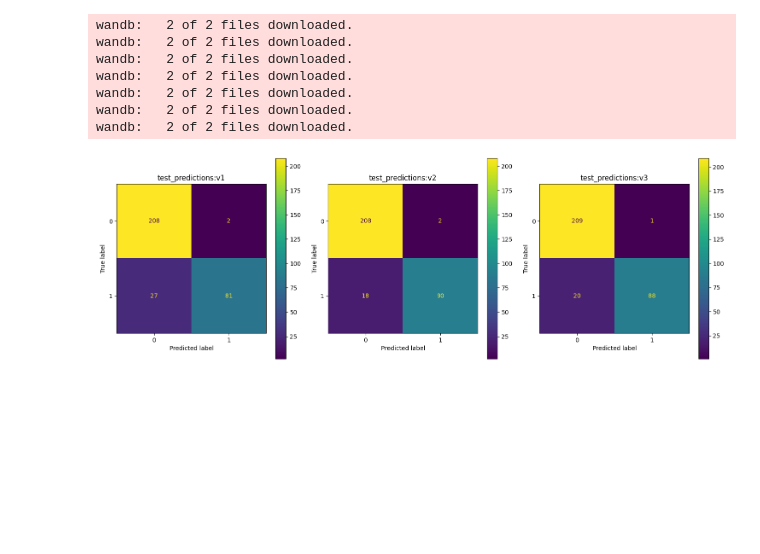
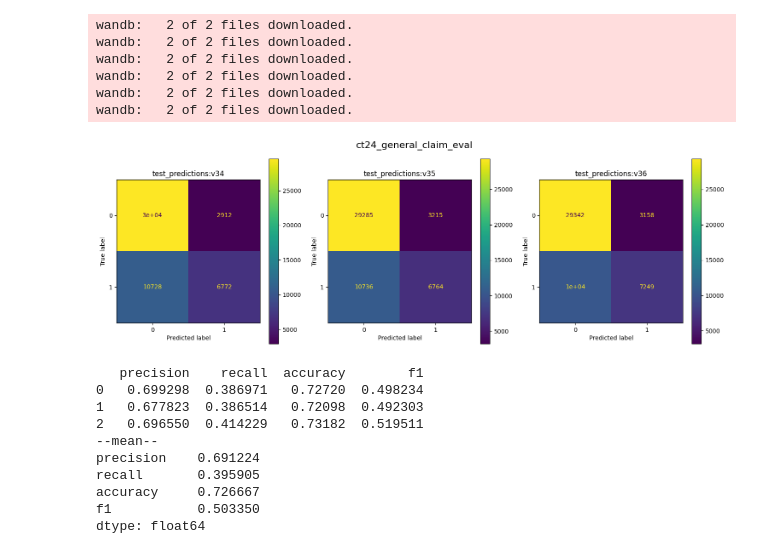
Before and after one commit to BashPrince/thesis, a Jupyter notebook: analysis/analysis.ipynb, the cells around one changed output. Cells and saved outputs as stored; diff of their text form; code cells hidden in the pictures; blank space fills up the shorter version.

Commit message:
Move util scripts Add general-claim dataset More work on analysis notebook

```diff
--- a/analysis/analysis.ipynb
+++ b/analysis/analysis.ipynb
@@ -8,3 +9,5 @@ import pandas as pd
 # %%
 api = wandb.Api()
+# %%
+metric = evaluate.combine(["precision", "recall", "accuracy", "f1"])
 # %%
@@ -24,3 +43,26 @@ def download_predictions(artifact_names: list[str]) -> tuple[tuple[np.array, np.
 
     return tuple(ret)
+# %%
+def plot_predictions(predictions: dict):
+    conf_mats_ct24 = [confusion_matrix(preds["labels"], preds["predictions"]) for preds in predictions]
+    fig, axes = plt.subplots(1, len(conf_mats_ct24), figsize=(15, 5))
+    fig.suptitle(predictions[0]["run_name"], fontsize=16)
+
+    if len(conf_mats_ct24) == 1:
+        # Wrap in array if single axes so we can iter
+        axes = [axes]
+
+    for ax, cm, preds in zip(axes, conf_mats_ct24, predictions):
+        disp = ConfusionMatrixDisplay(cm)
+        disp.plot(ax=ax)
+        ax.title.set_text(preds['artifact_name'])
+
+    plt.tight_layout()
+    plt.show()
+
+    metrics = [metric.compute(predictions=preds["predictions"], references=preds["labels"]) for preds in predictions]
+    metrics_frame = pd.DataFrame(metrics)
+    print(metrics_frame)
+    print("--mean--")
+    print(metrics_frame.mean())
 # %%
@@ -73,10 +103,7 @@ synthetic_only_predictions = [
 # %%
-predictions_ct24 = download_predictions([artifact_base_name + pred for pred in ct24_predictions])
-conf_mats_ct24 = [confusion_matrix(labels, preds) for preds, labels in predictions_ct24]
-predictions_ct24_double = download_predictions([artifact_base_name + pred for pred in ct24_double_predictions])
-conf_mats_ct24_double = [confusion_matrix(labels, preds) for preds, labels in predictions_ct24_double]
-predictions_synth = download_predictions([artifact_base_name + pred for pred in synthetic_only_predictions])
-conf_mats_synth = [confusion_matrix(labels, preds) for preds, labels in predictions_synth]
+invert = False
+predictions_ct24 = download_predictions("ct24_general_claim_eval", invert=invert)
+predictions_ct24_double = download_predictions("ct24_double_general_claim_eval", invert=invert)
 # %% [output]
 wandb:   2 of 2 files downloaded.
 wandb:   2 of 2 files downloaded.
@@ -84,17 +111,18 @@ wandb:   2 of 2 files downloaded.
 wandb:   2 of 2 files downloaded.
 wandb:   2 of 2 files downloaded.
 wandb:   2 of 2 files downloaded.
-wandb:   2 of 2 files downloaded.
 # %%
-fig, axes = plt.subplots(1, len(conf_mats_ct24), figsize=(15, 5))
-
-for ax, cm, artifact_name in zip(axes, conf_mats_ct24, ct24_predictions):
-    disp = ConfusionMatrixDisplay(cm)
-    disp.plot(ax=ax)
-    ax.title.set_text(artifact_name)
-
-plt.tight_layout()
-plt.show()
+plot_predictions(predictions_ct24)
 # %% [output]
-[figure, old version]
+[figure, new version]
+   precision    recall  accuracy        f1
+0   0.699298  0.386971   0.72720  0.498234
+1   0.677823  0.386514   0.72098  0.492303
+2   0.696550  0.414229   0.73182  0.519511
+--mean--
+precision    0.691224
+recall       0.395905
+accuracy     0.726667
+f1           0.503350
+dtype: float64
 # %%
```
Also changed, not shown: parts of 9 cells of this notebook, 41 other files.
